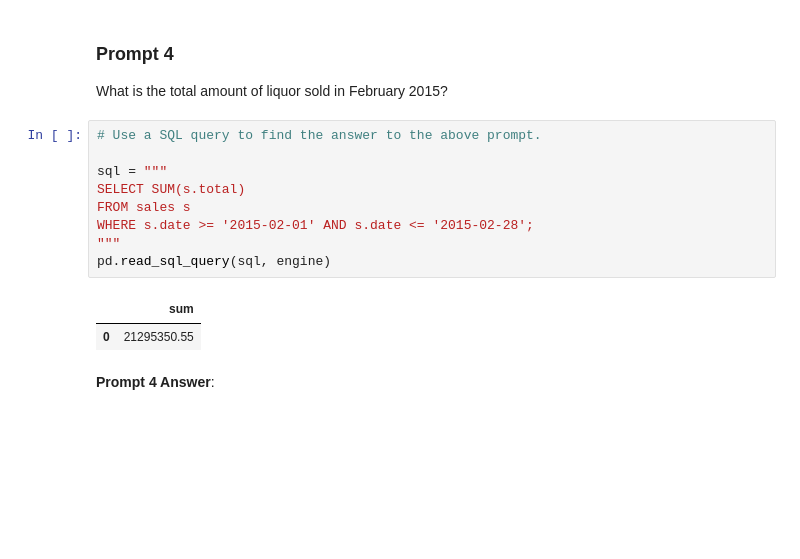
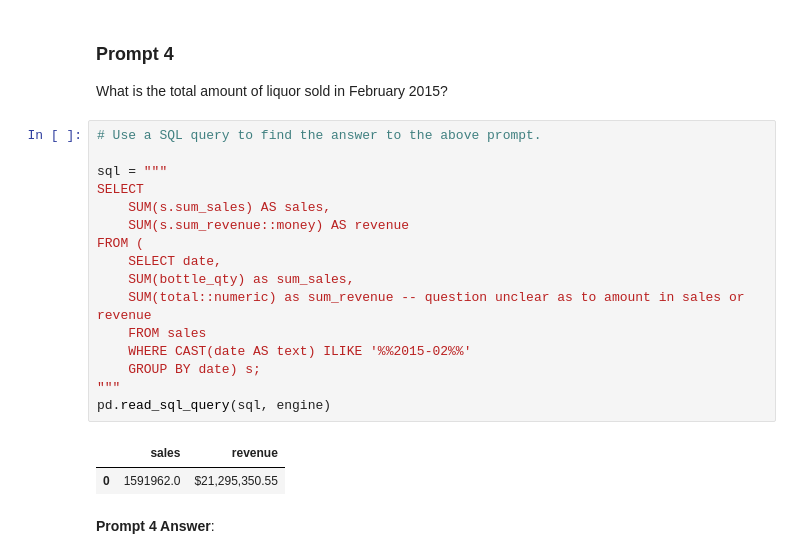
Before and after one commit to joeiid/SQL-lab, a Jupyter notebook: starter-code.ipynb, the cells around one changed output. Drawn from its saved outputs; the diff is of its cells as text; blank space fills up the shorter version.

```diff
--- a/starter-code.ipynb
+++ b/starter-code.ipynb
@@ -150,15 +150,22 @@ What is the total amount of liquor sold in February 2015?
 # %%
 # Use a SQL query to find the answer to the above prompt.
 
 sql = """
-SELECT SUM(s.total)
-FROM sales s
-WHERE s.date >= '2015-02-01' AND s.date <= '2015-02-28';
+SELECT
+    SUM(s.sum_sales) AS sales,
+    SUM(s.sum_revenue::money) AS revenue
+FROM (
+    SELECT date,
+    SUM(bottle_qty) as sum_sales,
+    SUM(total::numeric) as sum_revenue -- question unclear as to amount in sales or revenue
+    FROM sales
+    WHERE CAST(date AS text) ILIKE '%%2015-02%%'
+    GROUP BY date) s;
 """
 pd.read_sql_query(sql, engine)
 # %% [output]
-|  | sum |
-| 0 | 21295350.55 |
+|  | sales | revenue |
+| 0 | 1591962.0 | $21,295,350.55 |
 # %% [markdown]
 **Prompt 4 Answer**:
 # %% [markdown]
```
Also changed, not shown: parts of 2 cells of this notebook.
